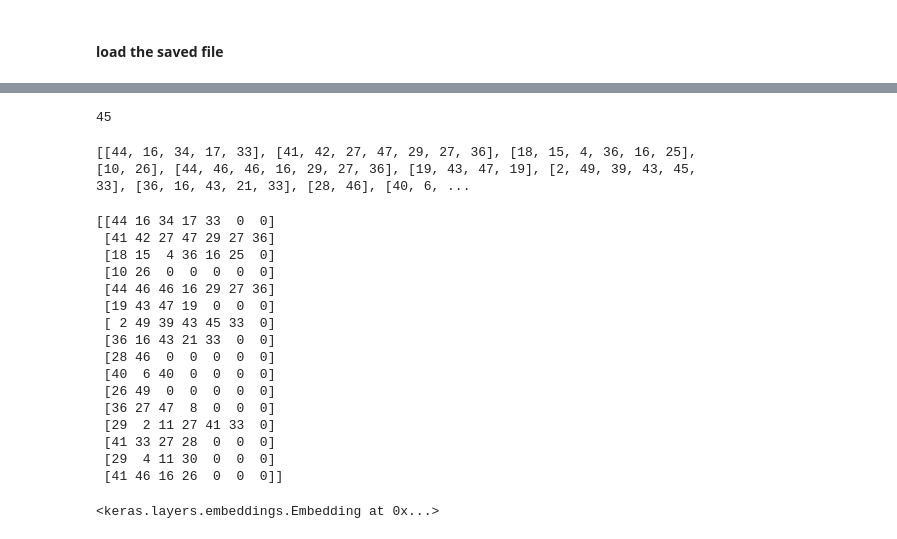
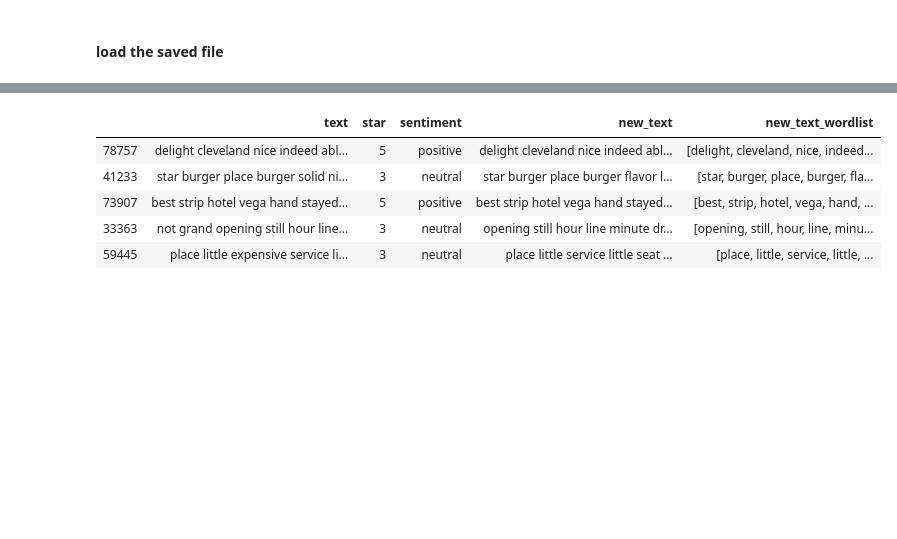
Before and after one commit to glingden/NLP-Sentiment-Analysis, a Jupyter notebook: sentiment_analysis.ipynb, the cells around one changed output, grey strips where cells are left out. Drawn from its saved outputs; the diff is of its cells as text; code cells hidden in the pictures; blank space fills up the shorter version.

```diff
--- a/sentiment_analysis.ipynb
+++ b/sentiment_analysis.ipynb
@@ -898,5 +854,5 @@ save_file(final_data_shuffle, 'final_data_shuffle')
 # %% [markdown]
 #### load the saved file
 # %%
-final_data_shuffle = pkl.load(open('final_data_shuffle', 'rb'))
+final_data = pkl.load(open('final_data', 'rb'))
 # %% [markdown]
@@ -952,11 +876,0 @@ for sent in corpus:
-# %%
-unique_words = set(all_words)
-print(len(unique_words))
-# %% [output]
-45
-# %%
-vocab_length= 50
-embedded_sentences = [one_hot(sent, vocab_length) for sent in corpus]
-print(embedded_sentences )
-# %% [output]
-[[44, 16, 34, 17, 33], [41, 42, 27, 47, 29, 27, 36], [18, 15, 4, 36, 16, 25], [10, 26], [44, 46, 46, 16, 29, 27, 36], [19, 43, 47, 19], [2, 49, 39, 43, 45, 33], [36, 16, 43, 21, 33], [28, 46], [40, 6, ...
@@ -967,24 +877,9 @@ length_long_sentence = len(word_tokenize(longest_sentence))
-# %%
-padded_sentences = pad_sequences(embedded_sentences, length_long_sentence, padding='post')
-print(padded_sentences)
-# %% [output]
-[[44 16 34 17 33  0  0]
- [41 42 27 47 29 27 36]
- [18 15  4 36 16 25  0]
- [10 26  0  0  0  0  0]
- [44 46 46 16 29 27 36]
- [19 43 47 19  0  0  0]
- [ 2 49 39 43 45 33  0]
- [36 16 43 21 33  0  0]
- [28 46  0  0  0  0  0]
- [40  6 40  0  0  0  0]
- [26 49  0  0  0  0  0]
- [36 27 47  8  0  0  0]
- [29  2 11 27 41 33  0]
- [41 33 27 28  0  0  0]
- [29  4 11 30  0  0  0]
- [41 46 16 26  0  0  0]]
-# %%
-Embedding(vocab_length, 20, input_length=length_long_sentence)
-# %% [output]
-<keras.layers.embeddings.Embedding at 0x...>
+# %%
+final_data_shuffle.head()
+# %% [output]
+|  | text | star | sentiment | new_text | new_text_wordlist |
+| 78757 | delight cleveland nice indeed abl... | 5 | positive | delight cleveland nice indeed abl... | [delight, cleveland, nice, indeed... |
+| 41233 | star burger place burger solid ni... | 3 | neutral | star burger place burger flavor l... | [star, burger, place, burger, fla... |
+| 73907 | best strip hotel vega hand stayed... | 5 | positive | best strip hotel vega hand stayed... | [best, strip, hotel, vega, hand, ... |
+| 33363 | not grand opening still hour line... | 3 | neutral | opening still hour line minute dr... | [opening, still, hour, line, minu... |
+| 59445 | place little expensive service li... | 3 | neutral | place little service little seat ... | [place, little, service, little, ... |
```
Also changed, not shown: parts of 62 cells of this notebook.
